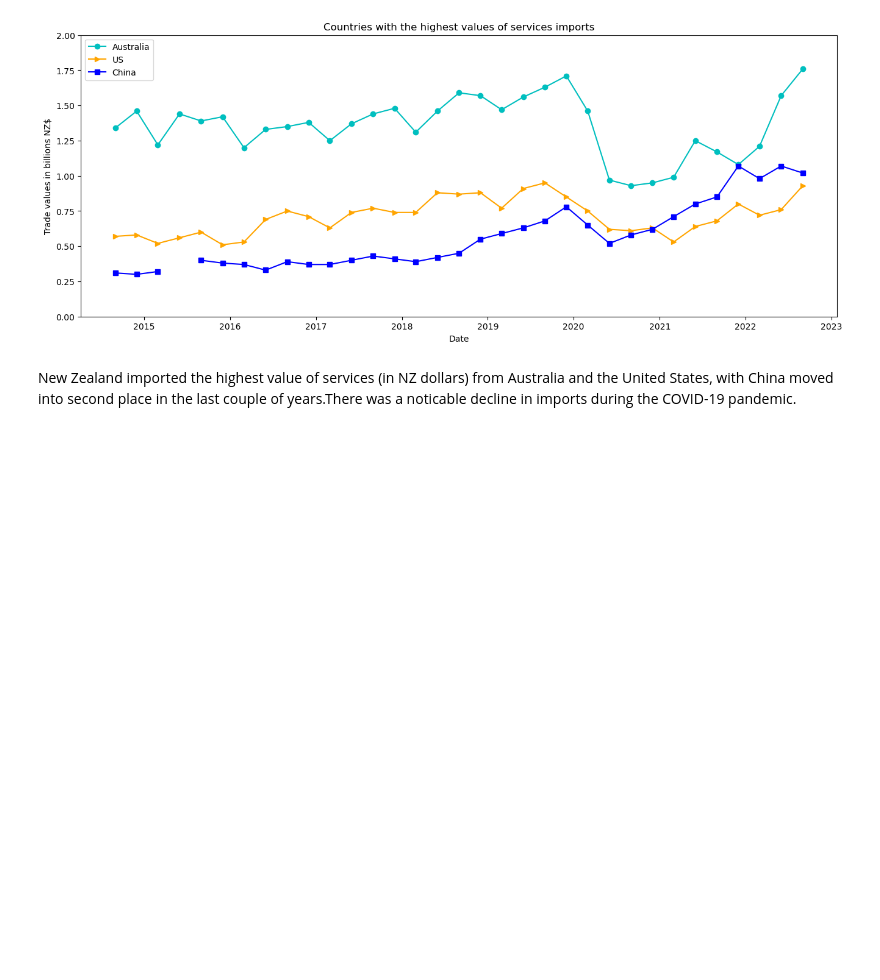
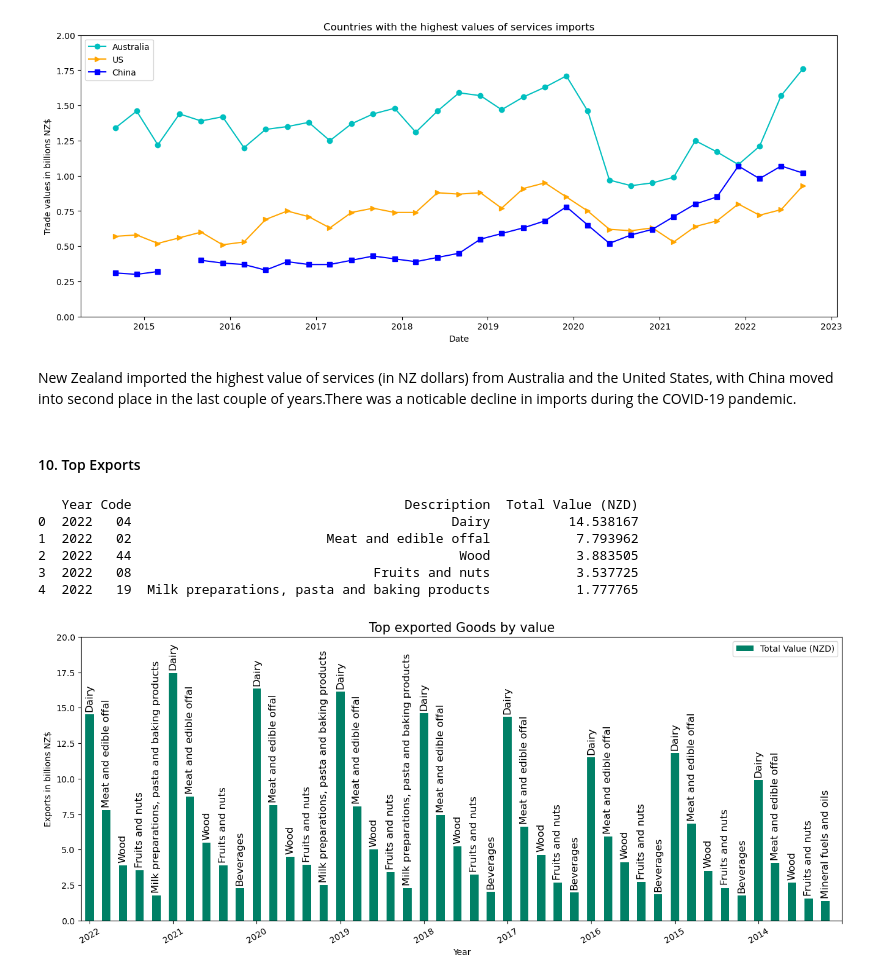
Before and after one commit to lilianasku/Time-series-analysis, a Jupyter notebook: notebooks/TradeData_Eda - Working.ipynb, the cells around one changed output. Saved outputs shown, nothing was run; the diff lists cells and outputs as text; code cells hidden in the pictures; blank space fills up the shorter version.

```diff
--- a/notebooks/TradeData_Eda - Working.ipynb
+++ b/notebooks/TradeData_Eda - Working.ipynb
@@ -461,3 +461,5 @@ plt.show()
 [figure]
 # %% [markdown]
 New Zealand imported the highest value of services (in NZ dollars) from Australia and the United States, with China moved into second place in the last couple of years.There was a noticable decline in imports during the COVID-19 pandemic.
+# %% [markdown]
+#### 10. Top Exports
@@ -463,0 +471,57 @@ New Zealand imported the highest value of services (in NZ dollars) from Australi
+# %%
+#group exported product values by quarters
+
+dfprod = goods_exports_product_total.groupby(['Quarter', 'Code', 'Description']).agg({'Total Value (NZD)': 'sum'})
+dfprod2 = dfprod.sort_values('Total Value (NZD)', ascending = False)
+# %%
+#sum exported product values by year and sort
+
+dfprod3 = dfprod2.reset_index()
+
+dfprod3['Year']= dfprod3['Quarter'].dt.strftime('%Y')
+dfprod3 = dfprod3.groupby(['Year', 'Code', 'Description']).agg({'Total Value (NZD)': 'sum'})/1000000000
+dfprod4 = dfprod3.sort_values(by=['Year','Total Value (NZD)'], ascending = False)
+# %%
+#separate multi-index column and extract the top 5 values for each year
+
+dfprod4.reset_index(inplace=True)
+dfprod5 = dfprod4.groupby('Year').head(5).reset_index(drop=True)
+print(dfprod5.head(5))
+# %% [output]
+   Year Code                                   Description  Total Value (NZD)
+0  2022   04                                         Dairy          14.538167
+1  2022   02                         Meat and edible offal           7.793962
+2  2022   44                                          Wood           3.883505
+3  2022   08                               Fruits and nuts           3.537725
+4  2022   19  Milk preparations, pasta and baking products           1.777765
+# %%
+#Countries with the highest values of exports between 2015 and 2022
+
+dfprod5.set_index('Year', inplace = True)
+
+color_map=plt.colormaps.get_cmap('summer')
+#dx = dfm.plot(kind='bar', cmap = color_map)
+dfprod5.plot(kind='bar', color=color_map(np.linspace(0, 1, len(dfprod5))))
+
+
+for i in range(len(dfprod5)):
+  plt.text(
+      i,
+      dfprod5['Total Value (NZD)'].iloc[i] + 0.2,
+      dfprod5['Description'].iloc[i],
+      ha='center',
+      va='bottom',
+      rotation='vertical',
+      fontsize='large'
+      )
+
+plt.xticks(rotation=30, horizontalalignment='center')
+plt.xticks(np.arange(0, len(dfprod5.index)+1, 5))
+plt.title('Top exported Goods by value', fontsize=15)
+plt.xlabel('Year')
+plt.ylim(0,20)
+
+plt.ylabel('Exports in billions NZ$')
+plt.show()
+# %% [output]
+[figure, added]
```
Also changed, not shown: parts of 2 cells of this notebook.
